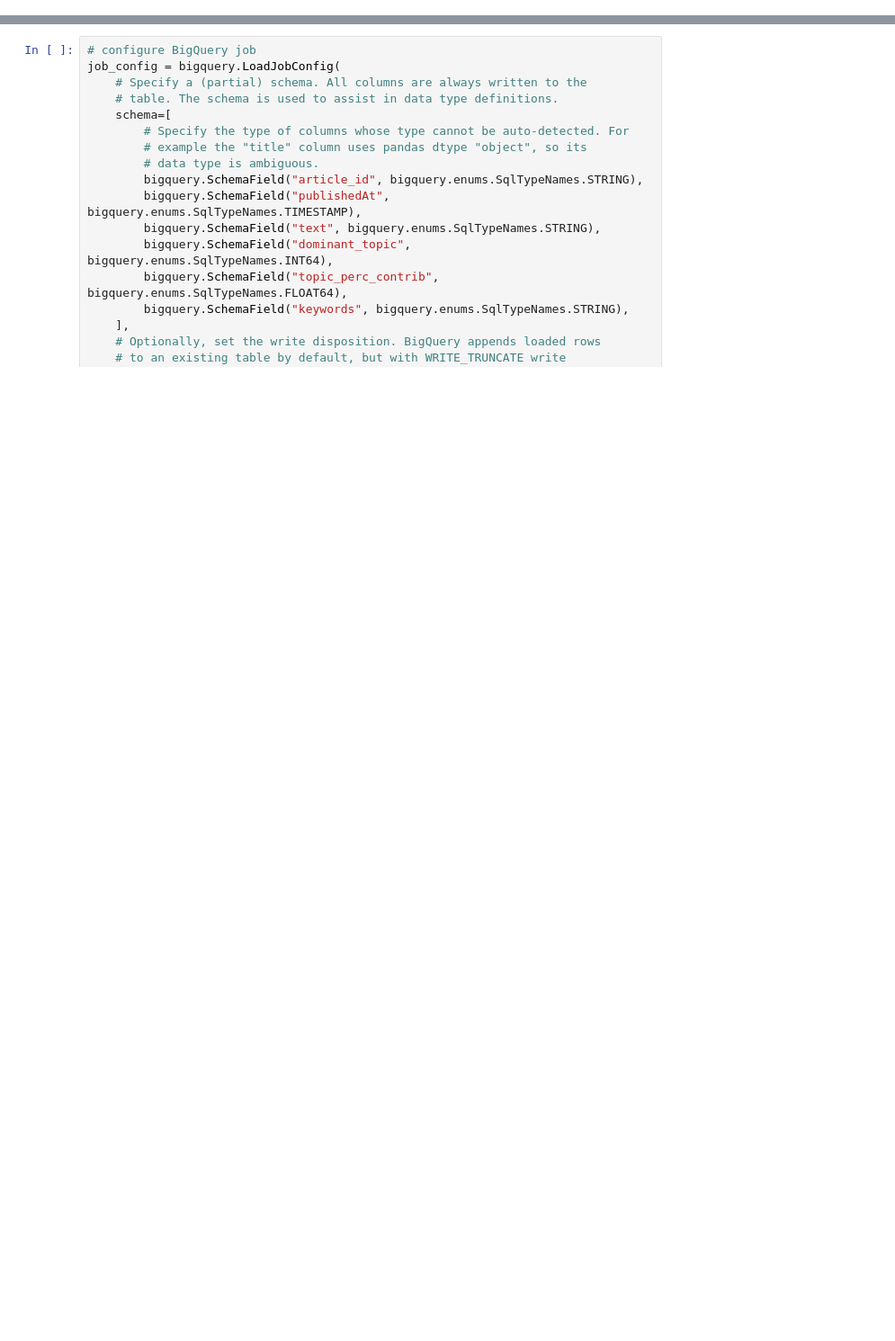
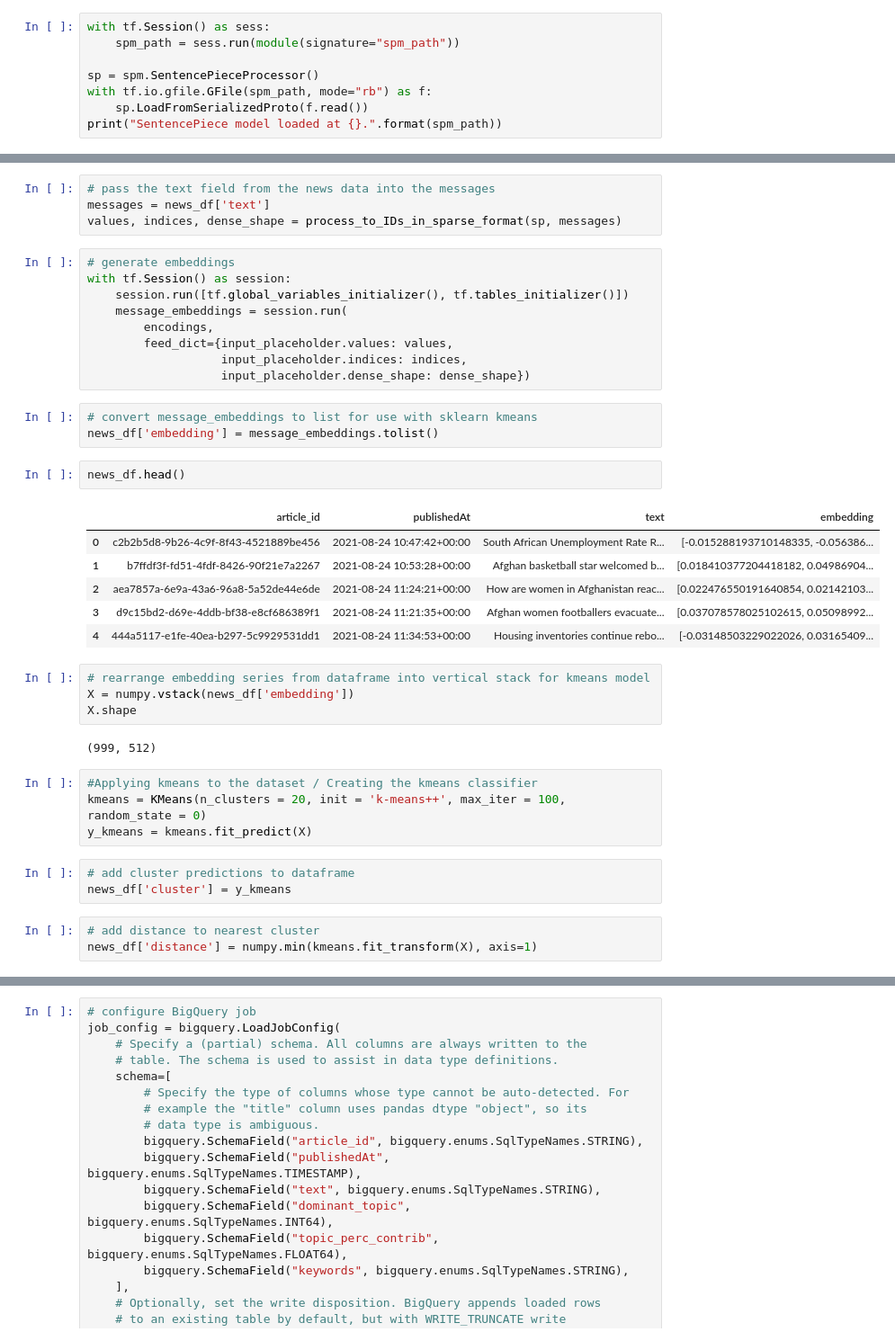
Before and after one commit to slowmosteve/news-app, a Jupyter notebook: modeling/topic-prod.ipynb, the cells around one changed output, grey strips where cells are left out. Shown at 90% size. Drawn from its saved outputs; the diff is of its cells as text; blank space fills up the shorter version.

Commit message:
update model notebook

```diff
--- a/modeling/topic-prod.ipynb
+++ b/modeling/topic-prod.ipynb
@@ -245,0 +87,8 @@ output_df
+# %%
+with tf.Session() as sess:
+    spm_path = sess.run(module(signature="spm_path"))
+
+sp = spm.SentencePieceProcessor()
+with tf.io.gfile.GFile(spm_path, mode="rb") as f:
+    sp.LoadFromSerializedProto(f.read())
+print("SentencePiece model loaded at {}.".format(spm_path))
@@ -245,0 +110,41 @@ output_df
+# %%
+# pass the text field from the news data into the messages
+messages = news_df['text']
+values, indices, dense_shape = process_to_IDs_in_sparse_format(sp, messages)
+# %%
+# generate embeddings
+with tf.Session() as session:
+    session.run([tf.global_variables_initializer(), tf.tables_initializer()])
+    message_embeddings = session.run(
+        encodings,
+        feed_dict={input_placeholder.values: values,
+                   input_placeholder.indices: indices,
+                   input_placeholder.dense_shape: dense_shape})
+# %%
+# convert message_embeddings to list for use with sklearn kmeans
+news_df['embedding'] = message_embeddings.tolist()
+# %%
+news_df.head()
+# %% [output]
+|  | article_id | publishedAt | text | embedding |
+| 0 | c2b2b5d8-9b26-4c9f-8f43-4521889be456 | 2021-08-24 10:47:42+00:00 | South African Unemployment Rate R... | [-0.015288193710148335, -0.056386... |
+| 1 | b7ffdf3f-fd51-4fdf-8426-90f21e7a2267 | 2021-08-24 10:53:28+00:00 | Afghan basketball star welcomed b... | [0.018410377204418182, 0.04986904... |
+| 2 | aea7857a-6e9a-43a6-96a8-5a52de44e6de | 2021-08-24 11:24:21+00:00 | How are women in Afghanistan reac... | [0.022476550191640854, 0.02142103... |
+| 3 | d9c15bd2-d69e-4ddb-bf38-e8cf686389f1 | 2021-08-24 11:21:35+00:00 | Afghan women footballers evacuate... | [0.037078578025102615, 0.05098992... |
+| 4 | 444a5117-e1fe-40ea-b297-5c9929531dd1 | 2021-08-24 11:34:53+00:00 | Housing inventories continue rebo... | [-0.03148503229022026, 0.03165409... |
+# %%
+# rearrange embedding series from dataframe into vertical stack for kmeans model
+X = numpy.vstack(news_df['embedding'])
+X.shape
+# %% [output]
+(999, 512)
+# %%
+#Applying kmeans to the dataset / Creating the kmeans classifier
+kmeans = KMeans(n_clusters = 20, init = 'k-means++', max_iter = 100, random_state = 0)
+y_kmeans = kmeans.fit_predict(X)
+# %%
+# add cluster predictions to dataframe
+news_df['cluster'] = y_kmeans
+# %%
+# add distance to nearest cluster
+news_df['distance'] = numpy.min(kmeans.fit_transform(X), axis=1)
```
Also changed, not shown: parts of 36 cells of this notebook.
